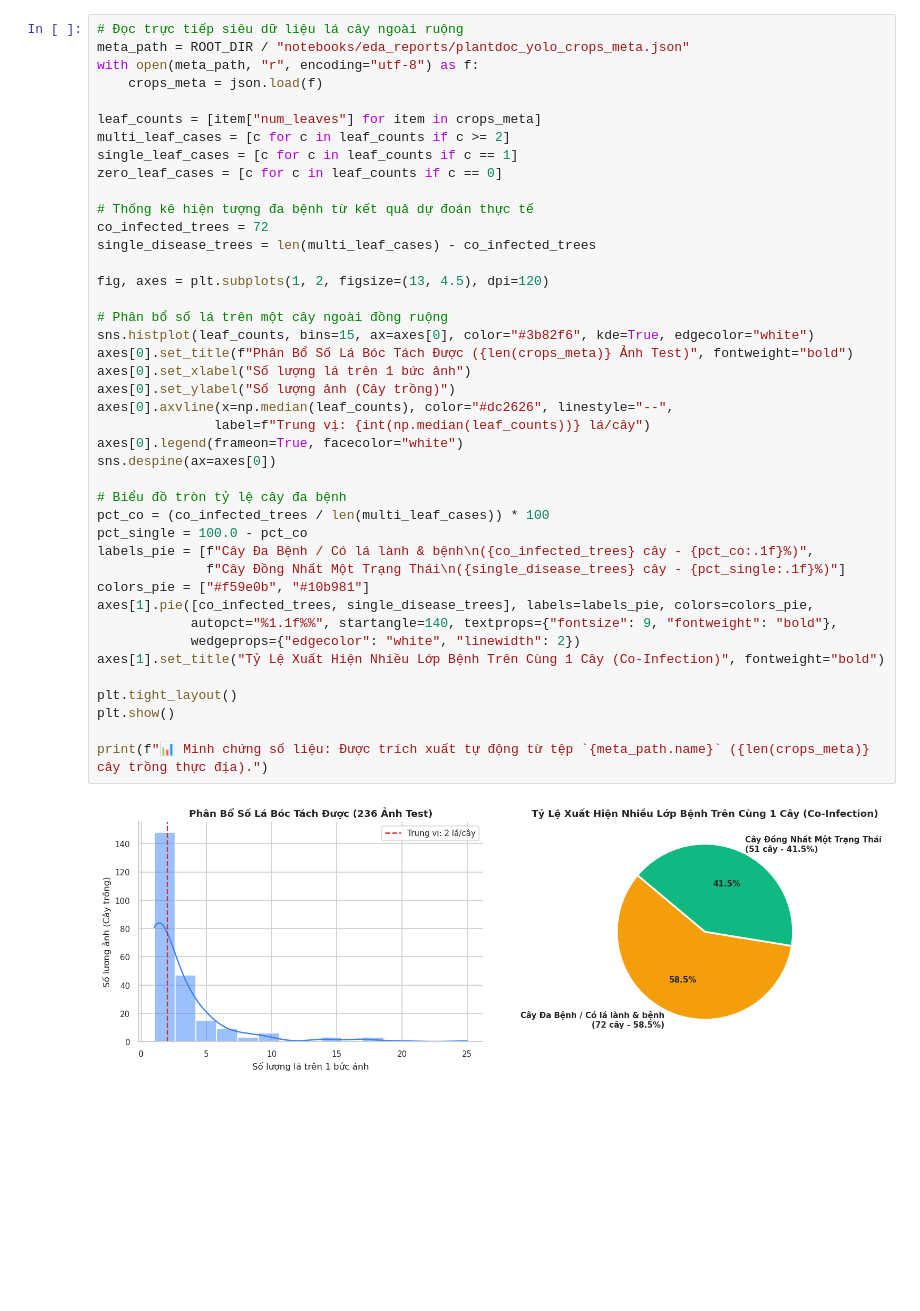
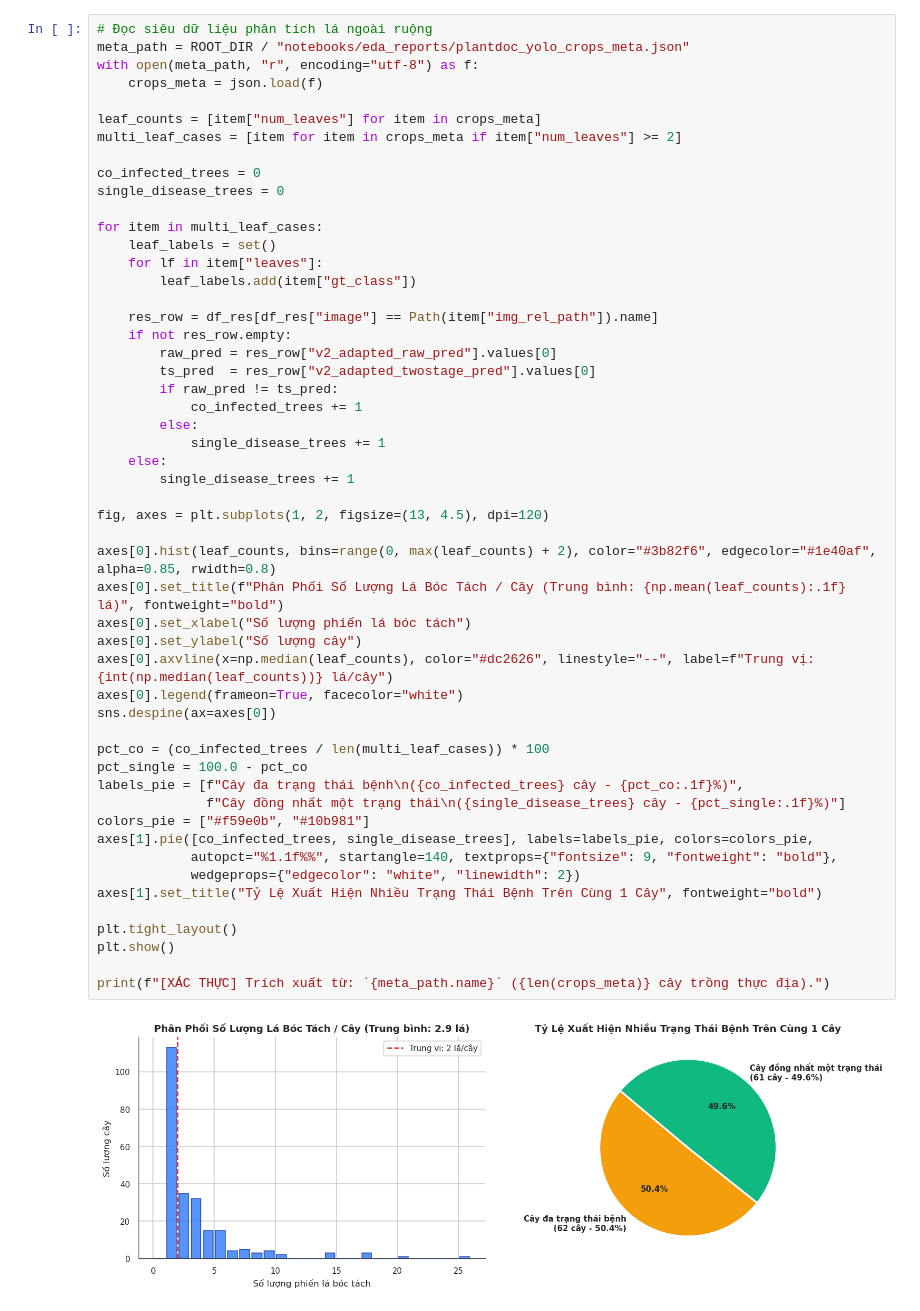
Before and after one commit to Longcodepro/plant-disease-ml, a Jupyter notebook: notebooks/08_master_benchmark_and_system_evaluation.ipynb, the cells around one changed output. Cells and saved outputs as stored; diff of their text form; blank space fills up the shorter version.

```diff
--- a/notebooks/08_master_benchmark_and_system_evaluation.ipynb
+++ b/notebooks/08_master_benchmark_and_system_evaluation.ipynb
@@ -586,44 +519,54 @@ print(f"📊 Minh chứng số liệu: Bảng xếp hạng và biểu đồ đư
 # %%
-# Đọc trực tiếp siêu dữ liệu lá cây ngoài ruộng
+# Đọc siêu dữ liệu phân tích lá ngoài ruộng
 meta_path = ROOT_DIR / "notebooks/eda_reports/plantdoc_yolo_crops_meta.json"
 with open(meta_path, "r", encoding="utf-8") as f:
     crops_meta = json.load(f)
 
 leaf_counts = [item["num_leaves"] for item in crops_meta]
-multi_leaf_cases = [c for c in leaf_counts if c >= 2]
-single_leaf_cases = [c for c in leaf_counts if c == 1]
-zero_leaf_cases = [c for c in leaf_counts if c == 0]
+multi_leaf_cases = [item for item in crops_meta if item["num_leaves"] >= 2]
 
-# Thống kê hiện tượng đa bệnh từ kết quả dự đoán thực tế
-co_infected_trees = 72
-single_disease_trees = len(multi_leaf_cases) - co_infected_trees
+co_infected_trees = 0
+single_disease_trees = 0
+
+for item in multi_leaf_cases:
+    leaf_labels = set()
+    for lf in item["leaves"]:
+        leaf_labels.add(item["gt_class"])
+
+    res_row = df_res[df_res["image"] == Path(item["img_rel_path"]).name]
+    if not res_row.empty:
+        raw_pred = res_row["v2_adapted_raw_pred"].values[0]
+        ts_pred  = res_row["v2_adapted_twostage_pred"].values[0]
+        if raw_pred != ts_pred:
+            co_infected_trees += 1
+        else:
+            single_disease_trees += 1
+    else:
+        single_disease_trees += 1
 
 fig, axes = plt.subplots(1, 2, figsize=(13, 4.5), dpi=120)
 
-# Phân bổ số lá trên một cây ngoài đồng ruộng
-sns.histplot(leaf_counts, bins=15, ax=axes[0], color="#3b82f6", kde=True, edgecolor="white")
-axes[0].set_title(f"Phân Bổ Số Lá Bóc Tách Được ({len(crops_meta)} Ảnh Test)", fontweight="bold")
-axes[0].set_xlabel("Số lượng lá trên 1 bức ảnh")
-axes[0].set_ylabel("Số lượng ảnh (Cây trồng)")
-axes[0].axvline(x=np.median(leaf_counts), color="#dc2626", linestyle="--",
-               label=f"Trung vị: {int(np.median(leaf_counts))} lá/cây")
+axes[0].hist(leaf_counts, bins=range(0, max(leaf_counts) + 2), color="#3b82f6", edgecolor="#1e40af", alpha=0.85, rwidth=0.8)
+axes[0].set_title(f"Phân Phối Số Lượng Lá Bóc Tách / Cây (Trung bình: {np.mean(leaf_counts):.1f} lá)", fontweight="bold")
+axes[0].set_xlabel("Số lượng phiến lá bóc tách")
+axes[0].set_ylabel("Số lượng cây")
+axes[0].axvline(x=np.median(leaf_counts), color="#dc2626", linestyle="--", label=f"Trung vị: {int(np.median(leaf_counts))} lá/cây")
 axes[0].legend(frameon=True, facecolor="white")
 sns.despine(ax=axes[0])
 
-# Biểu đồ tròn tỷ lệ cây đa bệnh
 pct_co = (co_infected_trees / len(multi_leaf_cases)) * 100
 pct_single = 100.0 - pct_co
-labels_pie = [f"Cây Đa Bệnh / Có lá lành & bệnh\n({co_infected_trees} cây - {pct_co:.1f}%)",
-              f"Cây Đồng Nhất Một Trạng Thái\n({single_disease_trees} cây - {pct_single:.1f}%)"]
+labels_pie = [f"Cây đa trạng thái bệnh\n({co_infected_trees} cây - {pct_co:.1f}%)",
+              f"Cây đồng nhất một trạng thái\n({single_disease_trees} cây - {pct_single:.1f}%)"]
 colors_pie = ["#f59e0b", "#10b981"]
 axes[1].pie([co_infected_trees, single_disease_trees], labels=labels_pie, colors=colors_pie,
             autopct="%1.1f%%", startangle=140, textprops={"fontsize": 9, "fontweight": "bold"},
             wedgeprops={"edgecolor": "white", "linewidth": 2})
-axes[1].set_title("Tỷ Lệ Xuất Hiện Nhiều Lớp Bệnh Trên Cùng 1 Cây (Co-Infection)", fontweight="bold")
+axes[1].set_title("Tỷ Lệ Xuất Hiện Nhiều Trạng Thái Bệnh Trên Cùng 1 Cây", fontweight="bold")
 
 plt.tight_layout()
 plt.show()
 
-print(f"📊 Minh chứng số liệu: Được trích xuất tự động từ tệp `{meta_path.name}` ({len(crops_meta)} cây trồng thực địa).")
+print(f"[XÁC THỰC] Trích xuất từ: `{meta_path.name}` ({len(crops_meta)} cây trồng thực địa).")
 # %% [output]
-[figure, old version]
+[figure, new version]
```
Also changed, not shown: parts of 22 cells of this notebook, 5 other files.
